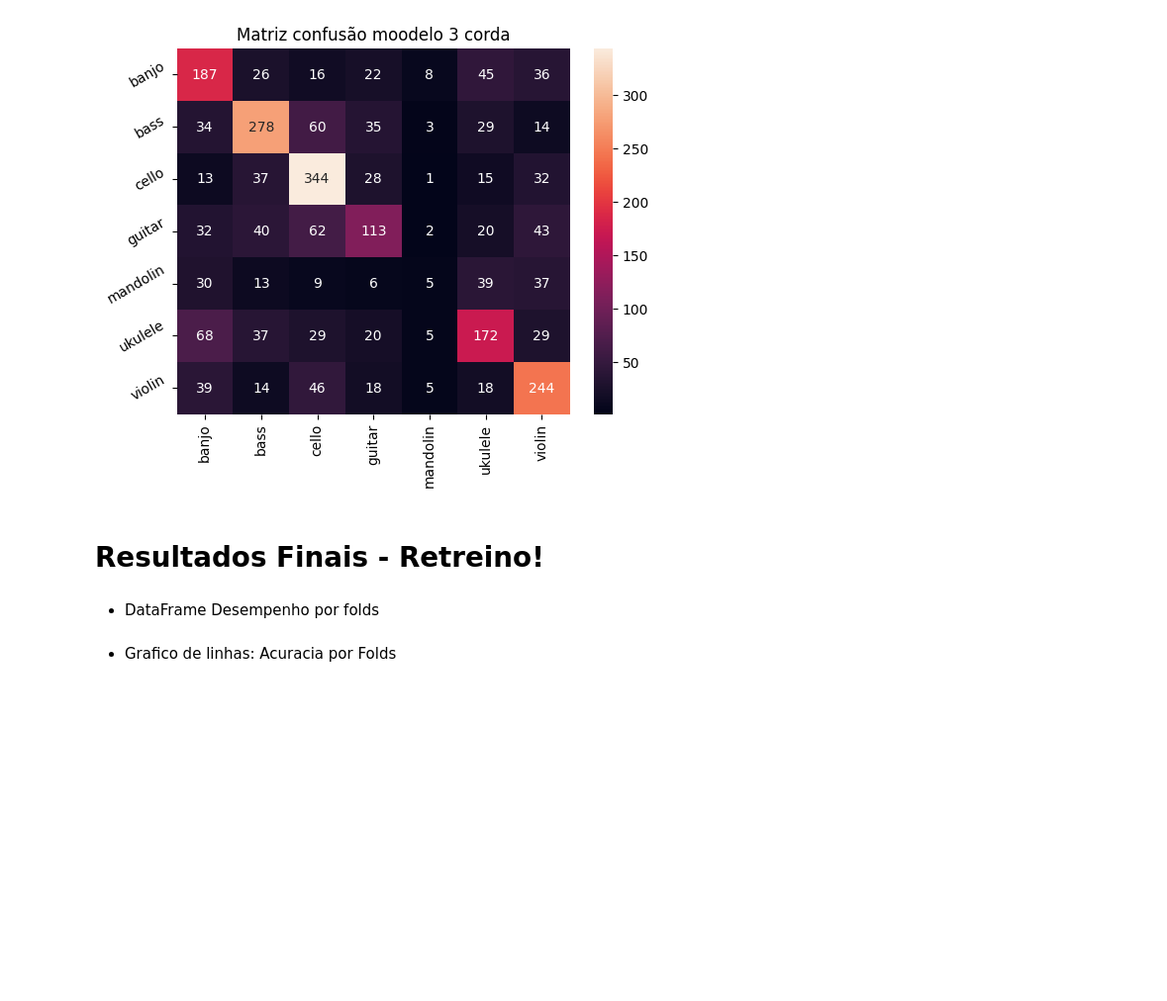
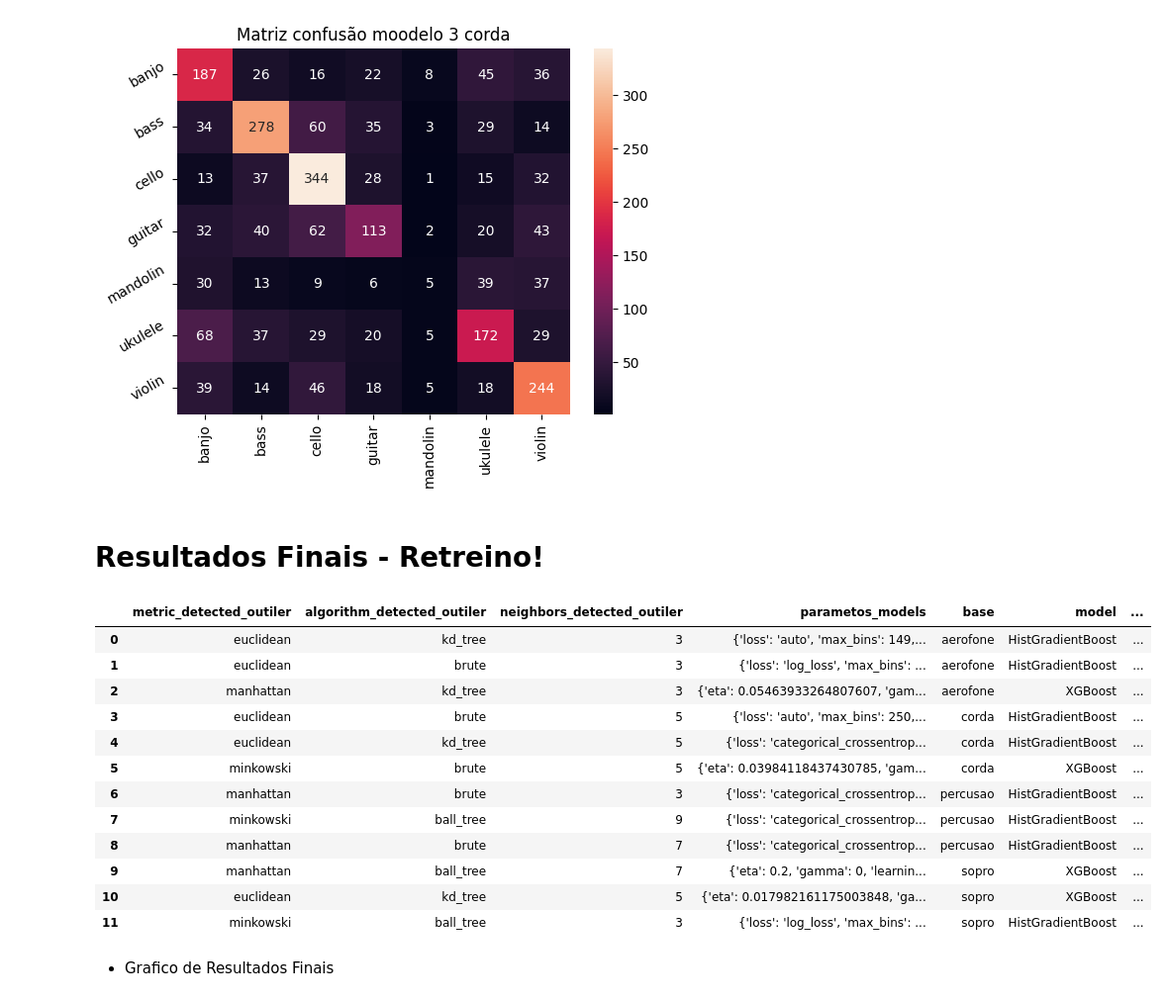
Before and after one commit to Douglas-cc/detected_instruments, a Jupyter notebook: notebooks/avaliacao_models.ipynb, the cells around one changed output. Shown at 99% size. Saved outputs shown, nothing was run; the diff lists cells and outputs as text; code cells hidden in the pictures; blank space fills up the shorter version.

```diff
--- a/notebooks/avaliacao_models.ipynb
+++ b/notebooks/avaliacao_models.ipynb
@@ -1395,10 +1267,9 @@ df_inst_percusao_03
 # %%
-model = XGBClassifier(
-    eta = 0.2,
-    gamma = 0,
-    learning_rate = 0.06600340843368926,
-    max_depth=17,
-    subsample=0.5
+model = HistGradientBoostingClassifier(
+    loss= 'categorical_crossentropy',
+    max_bins=107,
+    max_depth=16,
+    min_samples_leaf=18
 )
 
 results_percusao_03 = tm.cross_validate_balancead(k=5, model=model, dataframe=df_inst_percusao_03, y_pred="instrumento", shap=False)
@@ -1551,7 +1382,7 @@ model = HistGradientBoostingClassifier(
     min_samples_leaf = 20
 )
 
-results_corda_01 = tm.cross_validate_balancead(k=5, model=model,dataframe=df_inst_corda_01, y_pred="instrumento", shap=False)
+results_1_corda = tm.cross_validate_balancead(k=5, model=model,dataframe=df_inst_corda_01, y_pred="instrumento", shap=False)
 # %% [output]
 A value is trying to be set on a copy of a slice from a DataFrame.
 Try using .loc[row_indexer,col_indexer] = value instead
@@ -1645,7 +1476,7 @@ model = HistGradientBoostingClassifier(
     min_samples_leaf = 20,
 )
 
-results_corda_02 = tm.cross_validate_balancead(k=5, model=model,dataframe=df_inst_corda_02, y_pred="instrumento", shap=False)
+results_2_corda = tm.cross_validate_balancead(k=5, model=model,dataframe=df_inst_corda_02, y_pred="instrumento", shap=False)
 # %% [output]
 A value is trying to be set on a copy of a slice from a DataFrame.
 Try using .loc[row_indexer,col_indexer] = value instead
@@ -1731,8 +1562,8 @@ model = XGBClassifier(
     subsample = 0.9258988894810153,
 )
 
-results_corda_03 = tm.cross_validate_balancead(k=5, model=model, dataframe=df_inst_corda_03, y_pred="instrumento",)
-results_corda_03
+results_3_corda = tm.cross_validate_balancead(k=5, model=model, dataframe=df_inst_corda_03, y_pred="instrumento",)
+results_3_corda
 # %% [output]
 A value is trying to be set on a copy of a slice from a DataFrame.
 Try using .loc[row_indexer,col_indexer] = value instead
@@ -1842,37 +1664,23 @@ def create_data_results_fold(name_experiments, name_model, data):
 # %%
-acuracia_cros_val = [
-    results_aerofone_01["accuracy_mean"],
-    results_aerofone_02["accuracy_mean"],
-    results_aerofone_03["accuracy_mean"],
-    results_corda_01["accuracy_mean"],
-    results_corda_02["accuracy_mean"],
-    results_corda_03["accuracy_mean"],
-    results_percusao_01["accuracy_mean"],
-    results_percusao_02["accuracy_mean"],
-    results_percusao_03["accuracy_mean"],
-    results_sopro_01["accuracy_mean"],
-    results_sopro_02["accuracy_mean"],
-    results_sopro_03["accuracy_mean"]
-]
-
-
-std_cros_val = [
-    results_aerofone_01["std"],
-    results_aerofone_02["std"],
-    results_aerofone_03["std"],
-    results_corda_01["std"],
-    results_corda_02["std"],
-    results_corda_03["std"],
-    results_percusao_01["std"],
-    results_percusao_02["std"],
-    results_percusao_03["std"],
-    results_sopro_01["std"],
-    results_sopro_02["std"],
-    results_sopro_03["std"]
-]
+acuracia_cros_val = results_aerofone_1["accuracy_mean"], results_aerofone_02["accuracy_mean"], results_3_aerofone["accuracy_mean"], results_1_corda["accuracy_mean"],results_2_corda["accuracy_mean"],results_3_corda["accuracy_mean"], results_1_percusao["accuracy_mean"], results_2_percusao["accuracy_mean"], results_percusao_03["accuracy_mean"], results_1_sopro["accuracy_mean"], results_2_sopro["accuracy_mean"], results_3_sopro["accuracy_mean"]
+std_cros_val = results_aerofone_1["std"],  results_aerofone_02["std"], results_3_aerofone["std"], results_1_corda["std"],results_2_corda["std"], results_3_corda["std"], results_1_percusao["std"], results_2_percusao["std"], results_percusao_03["std"], results_1_sopro["std"], results_2_sopro["std"], results_3_sopro["std"]
 
 results_final = results_geral.drop(columns="accuracy_models").copy()
+
 results_final["accuracy_models"] = acuracia_cros_val
 results_final["std_accuracy_models"] = std_cros_val
+results_final
+# %% [output]
+|  | metric_detected_outiler | algorithm_detected_outiler | neighbors_detected_outiler | parametos_models | base | model | ... |
+| 0 | euclidean | kd_tree | 3 | {'loss': 'auto', 'max_bins': 149,... | aerofone | HistGradientBoost | ... |
+| 1 | euclidean | brute | 3 | {'loss': 'log_loss', 'max_bins': ... | aerofone | HistGradientBoost | ... |
+| 2 | manhattan | kd_tree | 3 | {'eta': 0.05463933264807607, 'gam... | aerofone | XGBoost | ... |
+| 3 | euclidean | brute | 5 | {'loss': 'auto', 'max_bins': 250,... | corda | HistGradientBoost | ... |
+| 4 | euclidean | kd_tree | 5 | {'loss': 'categorical_crossentrop... | corda | HistGradientBoost | ... |
+| 5 | minkowski | brute | 5 | {'eta': 0.03984118437430785, 'gam... | corda | XGBoost | ... |
+| 6 | manhattan | brute | 3 | {'loss': 'categorical_crossentrop... | percusao | HistGradientBoost | ... |
+| 7 | minkowski | ball_tree | 9 | {'loss': 'categorical_crossentrop... | percusao | HistGradientBoost | ... |
+| 8 | manhattan | brute | 7 | {'loss': 'categorical_crossentrop... | percusao | HistGradientBoost | ... |
+| 9 | manhattan | ball_tree | 7 | {'eta': 0.2, 'gamma': 0, 'learnin... | sopro | XGBoost | ... |
+| 10 | euclidean | kd_tree | 5 | {'eta': 0.017982161175003848, 'ga... | sopro | XGBoost | ... |
+| 11 | minkowski | ball_tree | 3 | {'loss': 'log_loss', 'max_bins': ... | sopro | HistGradientBoost | ... |
-# %% [markdown]
-- DataFrame Desempenho por folds
@@ -1911,2 +1687,2 @@ results_folds_geral["class_instrumento"] = [i.capitalize() for i in results_fold
 # %% [markdown]
-- Grafico de linhas: Acuracia por Folds
+- Grafico de Resultados Finais
```
Also changed, not shown: parts of 60 cells of this notebook, 4 other files.
